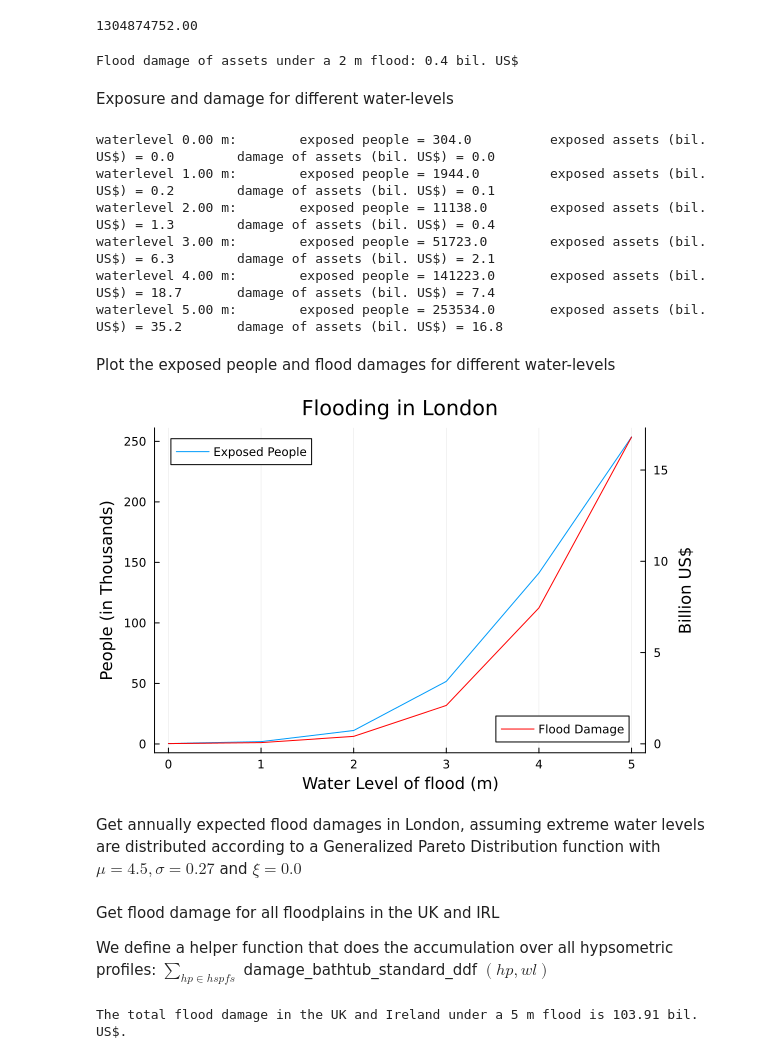
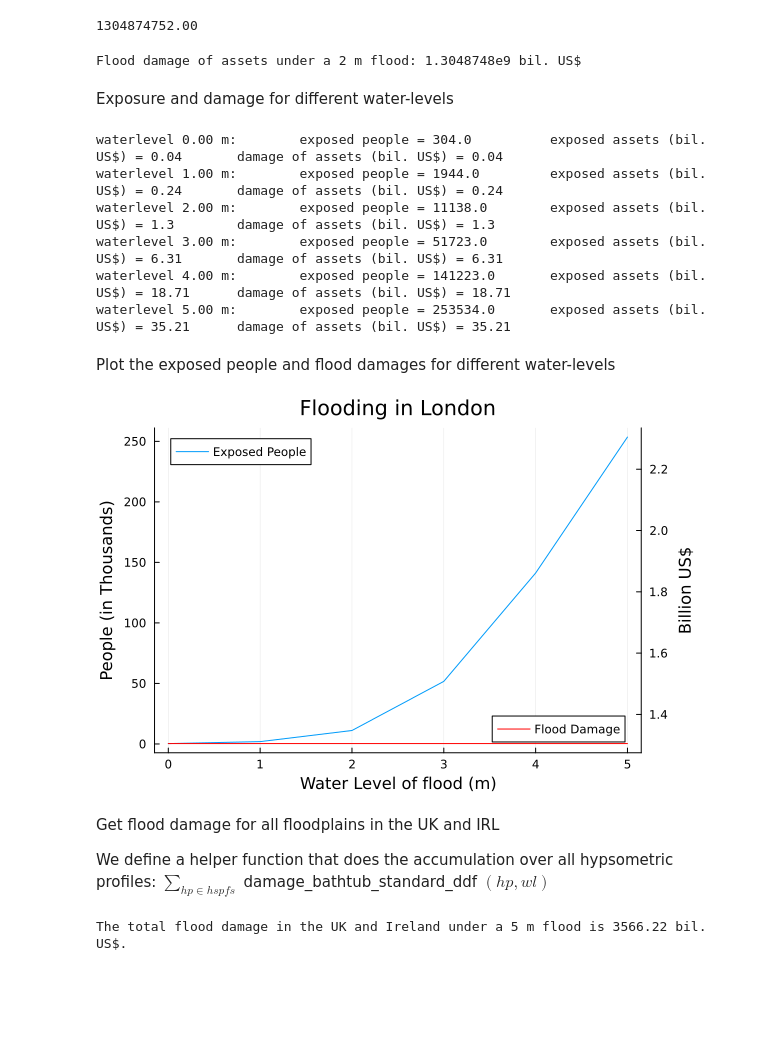
Before and after one commit to GlobalClimateForum/DIVACoast.jl, a Jupyter notebook: text_example/DIVACoast_example_notebook_UKIRL.ipynb, the cells around one changed output. Drawn from its saved outputs; the diff is of its cells as text; code cells hidden in the pictures; blank space fills up the shorter version.

Commit message:
exclude statsplots in linearinterpolations, as it thorugh an error. update example file to new functions in DIVACoast

```diff
--- a/text_example/DIVACoast_example_notebook_UKIRL.ipynb
+++ b/text_example/DIVACoast_example_notebook_UKIRL.ipynb
@@ -84,34 +85,32 @@ damage_bathtub_standard_ddf(london, 2.0, 0f0, :assets)
 # %% [output]
 1304874752.00
 # %%
-println("Flood damage of assets under a 2 m flood: $(round(damage_bathtub_standard_ddf(london, 2.0, 0f0, [], [0f0,1f0])[3][2]/1000000000,digits=1)) bil. US\$")
+println("Flood damage of assets under a 2 m flood: $(round(damage_bathtub_standard_ddf(london, 2.0, 0f0, :assets))) bil. US\$")
 # %% [output]
-Flood damage of assets under a 2 m flood: 0.4 bil. US$
+Flood damage of assets under a 2 m flood: 1.3048748e9 bil. US$
 # %% [markdown]
 Exposure and damage for different water-levels
 # %%
 water_levels=(0.0:5.0)
 for wl in water_levels
-  expo_p = round(exposure(london, wl, BathtubInundation())[3][1],digits=0)
-  expo_a = round(exposure(london, wl, BathtubInundation())[3][2]/1000000000,digits=1)
-  dam  = round(damage_bathtub_standard_ddf(london, wl, 0f0, [], [0f0,1f0])[3][2]/1000000000,digits=1)
+  expo_p = round(exposure(london, wl, :population, BathtubInundation()),digits=0)
+  expo_a = round(exposure(london, wl, :assets, BathtubInundation())/1000000000,digits=2)
+  dam  = round(damage_bathtub_standard_ddf(london, wl, 0f0, :assets)/1000000000,digits=2)
   println("waterlevel $wl m: \t  exposed people = $expo_p \t  exposed assets (bil. US\$) = $expo_a \t damage of assets (bil. US\$) = $dam")
 end
 # %% [output]
-waterlevel 0.00 m:        exposed people = 304.0          exposed assets (bil. US$) = 0.0        damage of assets (bil. US$) = 0.0
-waterlevel 1.00 m:        exposed people = 1944.0         exposed assets (bil. US$) = 0.2        damage of assets (bil. US$) = 0.1
-waterlevel 2.00 m:        exposed people = 11138.0        exposed assets (bil. US$) = 1.3        damage of assets (bil. US$) = 0.4
-waterlevel 3.00 m:        exposed people = 51723.0        exposed assets (bil. US$) = 6.3        damage of assets (bil. US$) = 2.1
-waterlevel 4.00 m:        exposed people = 141223.0       exposed assets (bil. US$) = 18.7       damage of assets (bil. US$) = 7.4
-waterlevel 5.00 m:        exposed people = 253534.0       exposed assets (bil. US$) = 35.2       damage of assets (bil. US$) = 16.8
+waterlevel 0.00 m:        exposed people = 304.0          exposed assets (bil. US$) = 0.04       damage of assets (bil. US$) = 0.04
+waterlevel 1.00 m:        exposed people = 1944.0         exposed assets (bil. US$) = 0.24       damage of assets (bil. US$) = 0.24
+waterlevel 2.00 m:        exposed people = 11138.0        exposed assets (bil. US$) = 1.3        damage of assets (bil. US$) = 1.3
+waterlevel 3.00 m:        exposed people = 51723.0        exposed assets (bil. US$) = 6.31       damage of assets (bil. US$) = 6.31
+waterlevel 4.00 m:        exposed people = 141223.0       exposed assets (bil. US$) = 18.71      damage of assets (bil. US$) = 18.71
+waterlevel 5.00 m:        exposed people = 253534.0       exposed assets (bil. US$) = 35.21      damage of assets (bil. US$) = 35.21
 # %% [markdown]
 Plot the exposed people and flood damages for different water-levels
 # %%
-plot([water_levels], [exposure(london, wl, BathtubInundation())[3][1]/1000 for wl in water_levels],
+plot([water_levels], [exposure(london, wl, :population, BathtubInundation())/1000 for wl in water_levels],
     label="Exposed People", xlabel="Water Level of flood (m)", ylabel="People (in Thousands)", legend=:topleft, title="Flooding in London")
-plot!(twinx(), [water_levels], [damage_bathtub_standard_ddf(london, wl, 0f0, [], [0f0,1f0])[3][2]/1000000000 for wl in water_levels],
+plot!(twinx(), [water_levels], [damage_bathtub_standard_ddf(london, 2.0, 0f0, :assets)/1000000000 for wl in water_levels],
     label="Flood Damage", ylabel="Billion US\$", legend=:bottomright, color=:red)
 # %% [output]
-[figure, old version]
+[figure, new version]
-# %% [markdown]
-Get annually expected flood damages in London, assuming extreme water levels are distributed according to a Generalized Pareto Distribution function with $\mu = 4.5, \sigma = 0.27$ and $\xi = 0.0 $
@@ -125,11 +122,11 @@ We define a helper function that does the accumulation over all hypsometric prof
 function damage_sum_hspfs(hspfs, wl)
     r = 0.0
     for (fpid, hp) in hspfs
-      r += damage_bathtub_standard_ddf(hp, wl, 0f0, [], [0f0,1f0])[3][2]
+      r += damage_bathtub_standard_ddf(london, 2.0, 0f0, :assets)
     end
     return round(r/1000000000,digits=2)
   end
 
   println("The total flood damage in the UK and Ireland under a 5 m flood is $(damage_sum_hspfs(hspfs, 5.0)) bil. US\$.")
 # %% [output]
-The total flood damage in the UK and Ireland under a 5 m flood is 103.91 bil. US$.
+The total flood damage in the UK and Ireland under a 5 m flood is 3566.22 bil. US$.
```
Also changed, not shown: parts of 3 cells of this notebook, 1 other file.
